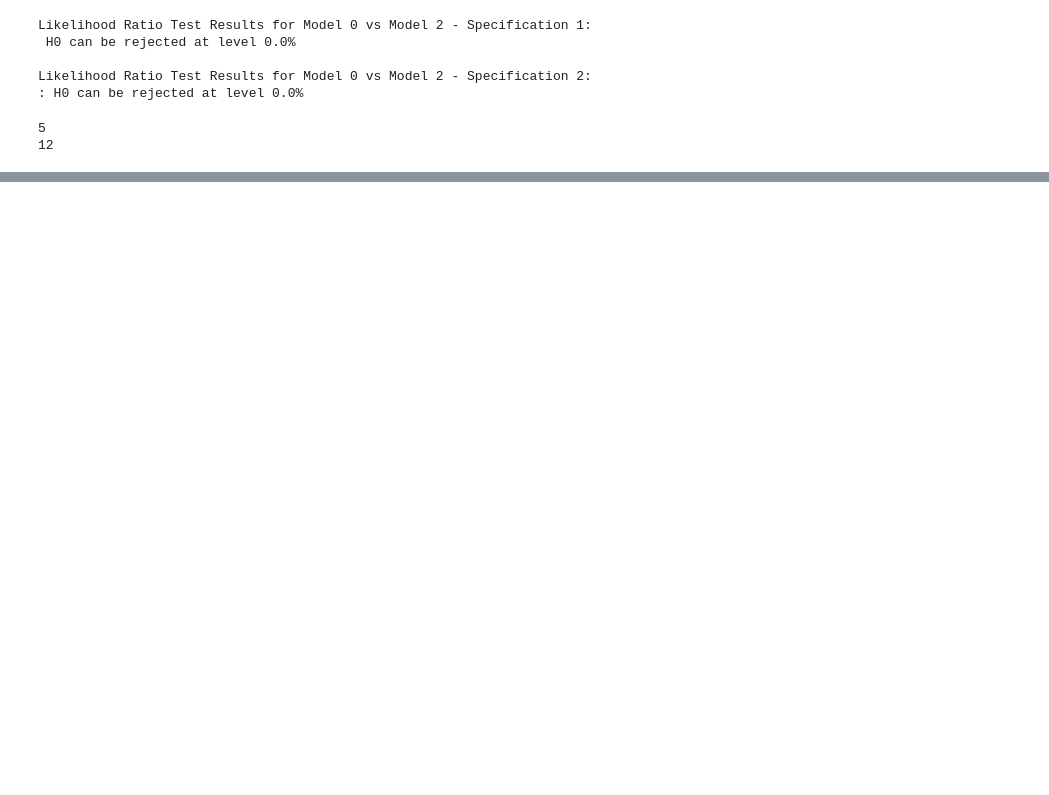
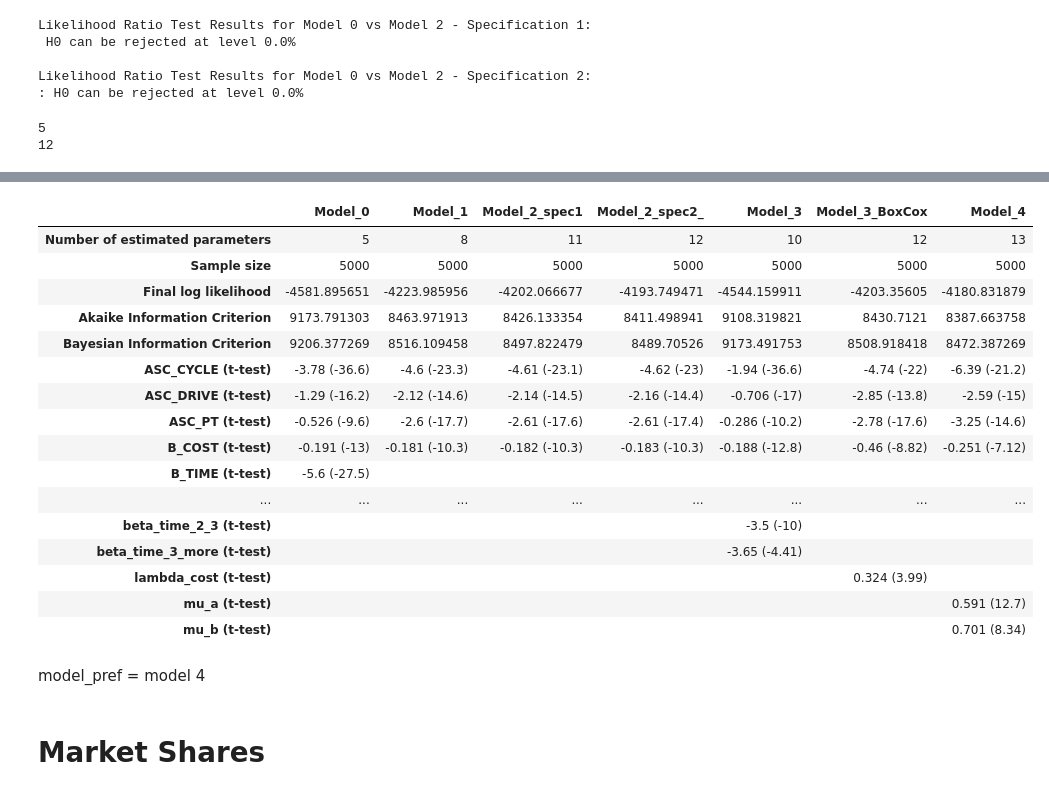
Before and after one commit to jayati-17/Discrete_choice_modelling, a Jupyter notebook: Models.ipynb, the cells around one changed output, grey strips where cells are left out. Cells and saved outputs as stored; diff of their text form; code cells hidden in the pictures; blank space fills up the shorter version.

```diff
--- a/Models.ipynb
+++ b/Models.ipynb
@@ -289,0 +539,42 @@ display(comparison_table)
+# %%
+# Define ASC interaction terms with age_scaled
+ASC_CYCLE_AGE = ASC_CYCLE + Beta('ASC_CYCLE_AGE', 0, None, None, 0) * age_scaled
+ASC_PT_AGE = ASC_PT + Beta('ASC_PT_AGE', 0, None, None, 0) * age_scaled
+ASC_DRIVE_AGE = ASC_DRIVE + Beta('ASC_DRIVE_AGE', 0, None, None, 0) * age_scaled
+
+mu_a = Beta('mu_a', 1, 0, None, 0)
+mu_b = Beta('mu_b', 1, 0, None, 0)
+nest_a = OneNestForNestedLogit(nest_param=mu_a, list_of_alternatives=[1, 2], name='slow modes')
+nest_b = OneNestForNestedLogit(nest_param=mu_b, list_of_alternatives=[3, 4], name='faster modes')
+nests = NestsForNestedLogit(choice_set=list(V), tuple_of_nests=(nest_a, nest_b))
+
+
+# Define utility functions
+V_WALK = B_TIME_WALK * dur_walking
+V_CYCLE = ASC_CYCLE_AGE + B_TIME_CYCLE * dur_cycling
+V_PT = ASC_PT_AGE + B_COST * cost_transit + B_TIME_PT * dur_pt
+V_DRIVE = ASC_DRIVE_AGE + B_COST * cost_driving + B_TIME_DRIVE * dur_driving
+# Define utility dictionary
+V = {1: V_WALK, 2: V_CYCLE, 3: V_PT, 4: V_DRIVE}
+
+
+# Lognested model
+logprob_m4 = lognested(V, None, nests, travel_mode)
+
+# Create Biogeme object
+biogeme_model_4 = bio.BIOGEME(database, logprob_m4)
+biogeme_model_4.modelName = "Model_4_Nested"
+
+# Estimate Model 4
+results_model_4 = biogeme_model_4.estimate()
+
+# Log-likelihood and number of parameters for Model 4
+model_4_loglike = results_model_4.data.logLike
+model_4_numParam = results_model_4.get_estimated_parameters().shape[0]
+
+# Store results for comparison
+all_results['Model_4'] = results_model_4
+
+# Display results
+print("Estimation results for Model 4 (Nested Logit):")
+print(results_model_4.get_estimated_parameters())
@@ -289,0 +620,25 @@ display(comparison_table)
+# %%
+comparison_table, _ = compile_estimation_results(all_results)
+display(comparison_table)
+# %% [output]
+|  | Model_0 | Model_1 | Model_2_spec1 | Model_2_spec2_ | Model_3 | Model_3_BoxCox | Model_4 |
+| Number of estimated parameters | 5 | 8 | 11 | 12 | 10 | 12 | 13 |
+| Sample size | 5000 | 5000 | 5000 | 5000 | 5000 | 5000 | 5000 |
+| Final log likelihood | -4581.895651 | -4223.985956 | -4202.066677 | -4193.749471 | -4544.159911 | -4203.35605 | -4180.831879 |
+| Akaike Information Criterion | 9173.791303 | 8463.971913 | 8426.133354 | 8411.498941 | 9108.319821 | 8430.7121 | 8387.663758 |
+| Bayesian Information Criterion | 9206.377269 | 8516.109458 | 8497.822479 | 8489.70526 | 9173.491753 | 8508.918418 | 8472.387269 |
+| ASC_CYCLE (t-test) | -3.78 (-36.6) | -4.6 (-23.3) | -4.61 (-23.1) | -4.62 (-23) | -1.94 (-36.6) | -4.74 (-22) | -6.39 (-21.2) |
+| ASC_DRIVE (t-test) | -1.29 (-16.2) | -2.12 (-14.6) | -2.14 (-14.5) | -2.16 (-14.4) | -0.706 (-17) | -2.85 (-13.8) | -2.59 (-15) |
+| ASC_PT (t-test) | -0.526 (-9.6) | -2.6 (-17.7) | -2.61 (-17.6) | -2.61 (-17.4) | -0.286 (-10.2) | -2.78 (-17.6) | -3.25 (-14.6) |
+| B_COST (t-test) | -0.191 (-13) | -0.181 (-10.3) | -0.182 (-10.3) | -0.183 (-10.3) | -0.188 (-12.8) | -0.46 (-8.82) | -0.251 (-7.12) |
+| B_TIME (t-test) | -5.6 (-27.5) |  |  |  |  |  |  |
+| ... | ... | ... | ... | ... | ... | ... | ... |
+| beta_time_2_3 (t-test) |  |  |  |  | -3.5 (-10) |  |  |
+| beta_time_3_more (t-test) |  |  |  |  | -3.65 (-4.41) |  |  |
+| lambda_cost (t-test) |  |  |  |  |  | 0.324 (3.99) |  |
+| mu_a (t-test) |  |  |  |  |  |  | 0.591 (12.7) |
+| mu_b (t-test) |  |  |  |  |  |  | 0.701 (8.34) |
+# %% [markdown]
+model_pref = model 4
+# %% [markdown]
+# Market Shares
```
Also changed, not shown: parts of 26 cells of this notebook.
